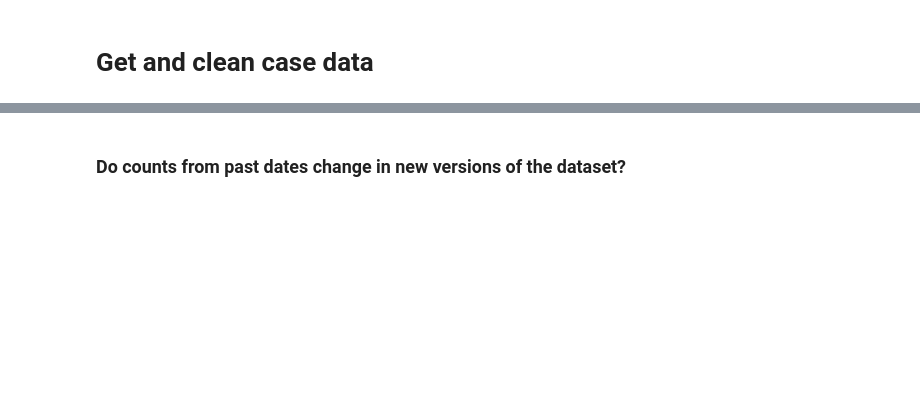
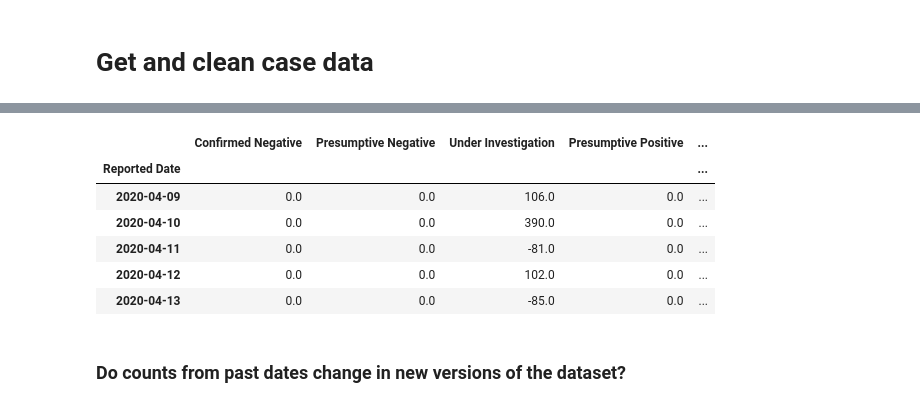
Before and after one commit to rlwelch/covid-ontario, a Jupyter notebook: covid_ontario/covid_ontario_investigation.ipynb, the cells around one changed output, grey strips where cells are left out. Cells and saved outputs as stored; diff of their text form; code cells hidden in the pictures; blank space fills up the shorter version.

```diff
--- a/covid_ontario/covid_ontario_investigation.ipynb
+++ b/covid_ontario/covid_ontario_investigation.ipynb
@@ -121,3 +121,14 @@ tests.tail()
+# %%
+d_tests = tests - tests.shift(1)
+d_tests.tail()
+# %% [output]
+|  | Confirmed Negative | Presumptive Negative | Under Investigation | Presumptive Positive | ... |
+| Reported Date |  |  |  |  | ... |
+| 2020-04-09 | 0.0 | 0.0 | 106.0 | 0.0 | ... |
+| 2020-04-10 | 0.0 | 0.0 | 390.0 | 0.0 | ... |
+| 2020-04-11 | 0.0 | 0.0 | -81.0 | 0.0 | ... |
+| 2020-04-12 | 0.0 | 0.0 | 102.0 | 0.0 | ... |
+| 2020-04-13 | 0.0 | 0.0 | -85.0 | 0.0 | ... |
 # %% [markdown]
 ### Do counts from past dates change in new versions of the dataset?
 # %%
```
Also changed, not shown: parts of 9 cells of this notebook.
